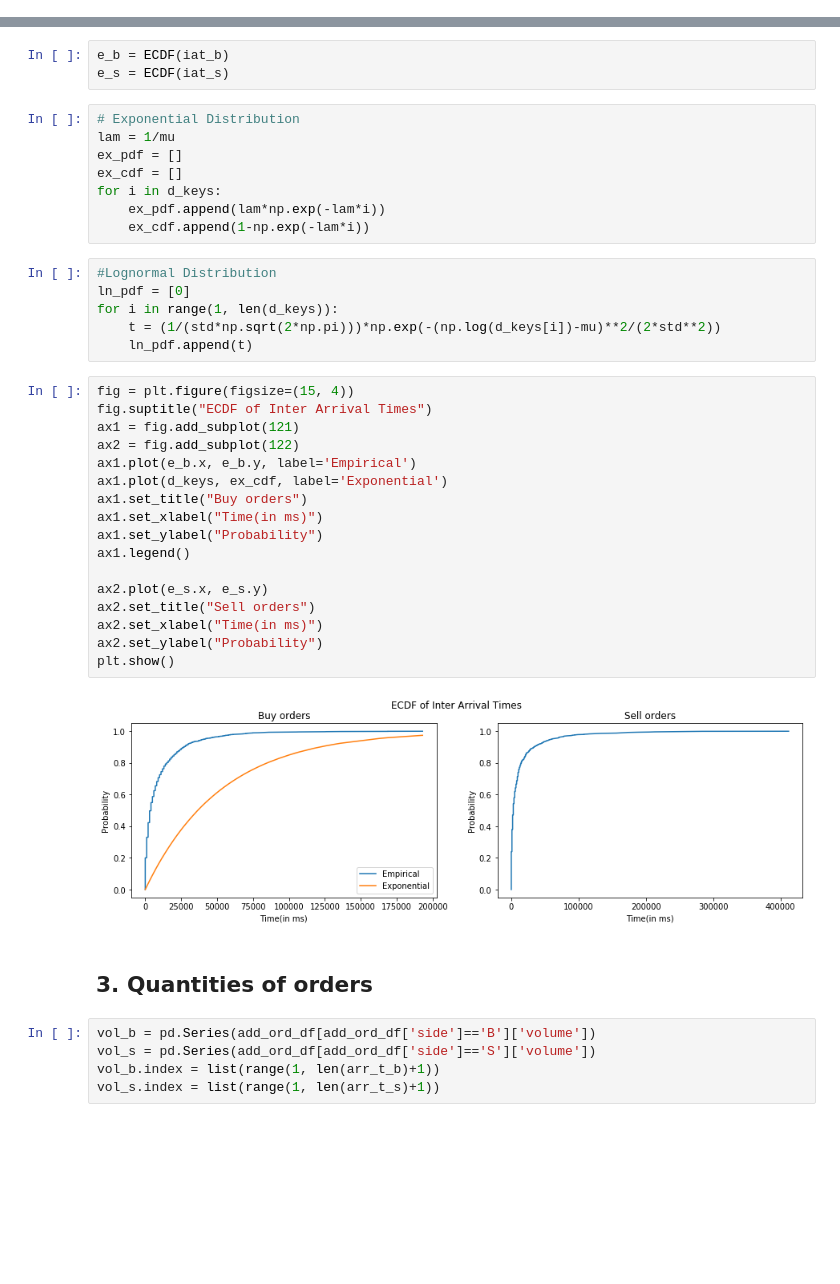
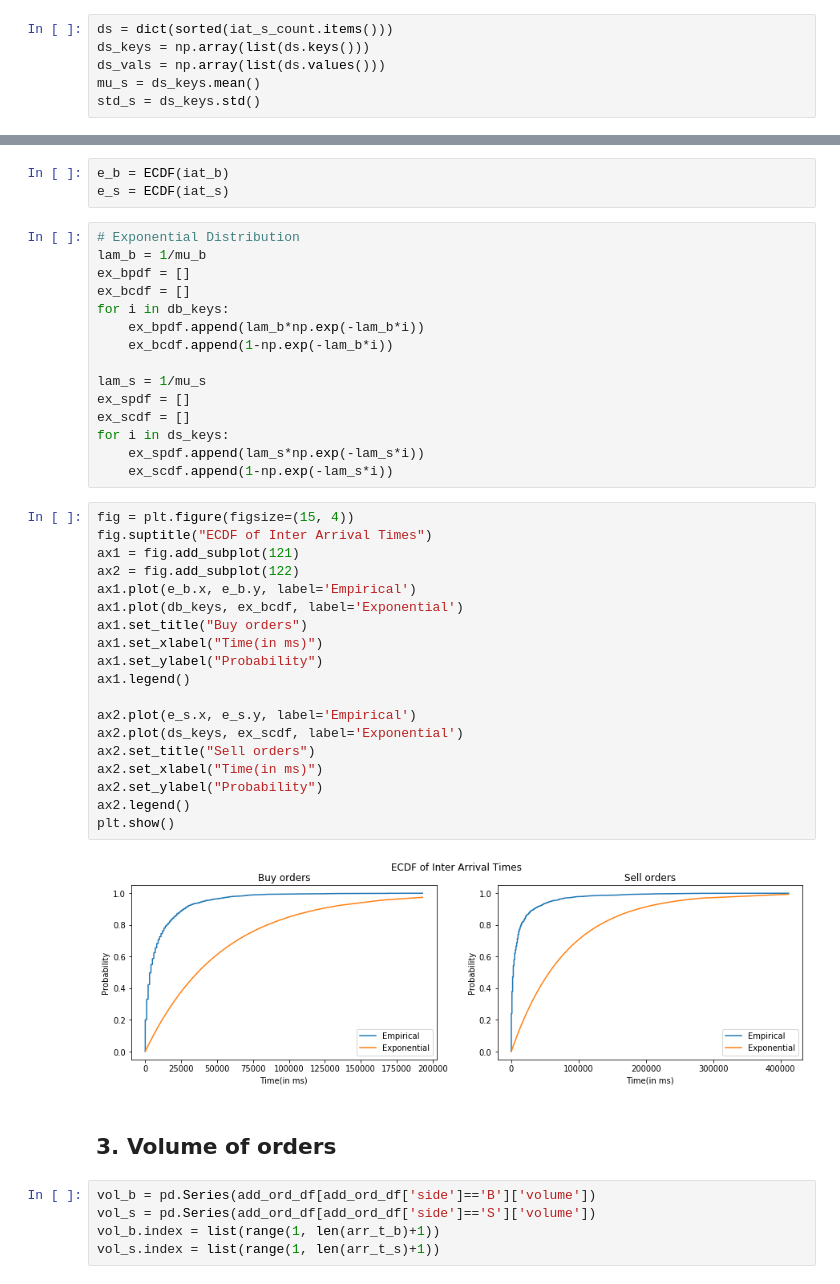
Before and after one commit to RSB-Balaji/SimulatedExchange, a Jupyter notebook: Insights.ipynb, the cells around one changed output, grey strips where cells are left out. Saved outputs shown, nothing was run; the diff lists cells and outputs as text; blank space fills up the shorter version.

```diff
--- a/Insights.ipynb
+++ b/Insights.ipynb
@@ -205,3 +227,9 @@ std = d_keys.std()
+# %%
+ds = dict(sorted(iat_s_count.items()))
+ds_keys = np.array(list(ds.keys()))
+ds_vals = np.array(list(ds.values()))
+mu_s = ds_keys.mean()
+std_s = ds_keys.std()
 # %%
 def movingaverage (values, window):
     weights = np.repeat(1.0, window)/window
@@ -228,41 +254,44 @@ Fitting Empirical Distributions to the inter arrival times.
 # %%
 e_b = ECDF(iat_b)
 e_s = ECDF(iat_s)
-# %%
-# Exponential Distribution
-lam = 1/mu
-ex_pdf = []
-ex_cdf = []
-for i in d_keys:
-    ex_pdf.append(lam*np.exp(-lam*i))
-    ex_cdf.append(1-np.exp(-lam*i))
-# %%
-#Lognormal Distribution
-ln_pdf = [0]
-for i in range(1, len(d_keys)):
-    t = (1/(std*np.sqrt(2*np.pi)))*np.exp(-(np.log(d_keys[i])-mu)**2/(2*std**2))
-    ln_pdf.append(t)
+# %%
+# Exponential Distribution
+lam_b = 1/mu_b
+ex_bpdf = []
+ex_bcdf = []
+for i in db_keys:
+    ex_bpdf.append(lam_b*np.exp(-lam_b*i))
+    ex_bcdf.append(1-np.exp(-lam_b*i))
+
+lam_s = 1/mu_s
+ex_spdf = []
+ex_scdf = []
+for i in ds_keys:
+    ex_spdf.append(lam_s*np.exp(-lam_s*i))
+    ex_scdf.append(1-np.exp(-lam_s*i))
 # %%
 fig = plt.figure(figsize=(15, 4))
 fig.suptitle("ECDF of Inter Arrival Times")
 ax1 = fig.add_subplot(121)
 ax2 = fig.add_subplot(122)
 ax1.plot(e_b.x, e_b.y, label='Empirical')
-ax1.plot(d_keys, ex_cdf, label='Exponential')
+ax1.plot(db_keys, ex_bcdf, label='Exponential')
 ax1.set_title("Buy orders")
 ax1.set_xlabel("Time(in ms)")
 ax1.set_ylabel("Probability")
 ax1.legend()
 
-ax2.plot(e_s.x, e_s.y)
+ax2.plot(e_s.x, e_s.y, label='Empirical')
+ax2.plot(ds_keys, ex_scdf, label='Exponential')
 ax2.set_title("Sell orders")
 ax2.set_xlabel("Time(in ms)")
 ax2.set_ylabel("Probability")
+ax2.legend()
 plt.show()
 # %% [output]
-[figure, old version]
+[figure, new version]
 # %% [markdown]
-## 3. Quantities of orders
+## 3. Volume of orders
 # %%
 vol_b = pd.Series(add_ord_df[add_ord_df['side']=='B']['volume'])
 vol_s = pd.Series(add_ord_df[add_ord_df['side']=='S']['volume'])
```
Also changed, not shown: parts of 10 cells of this notebook.
